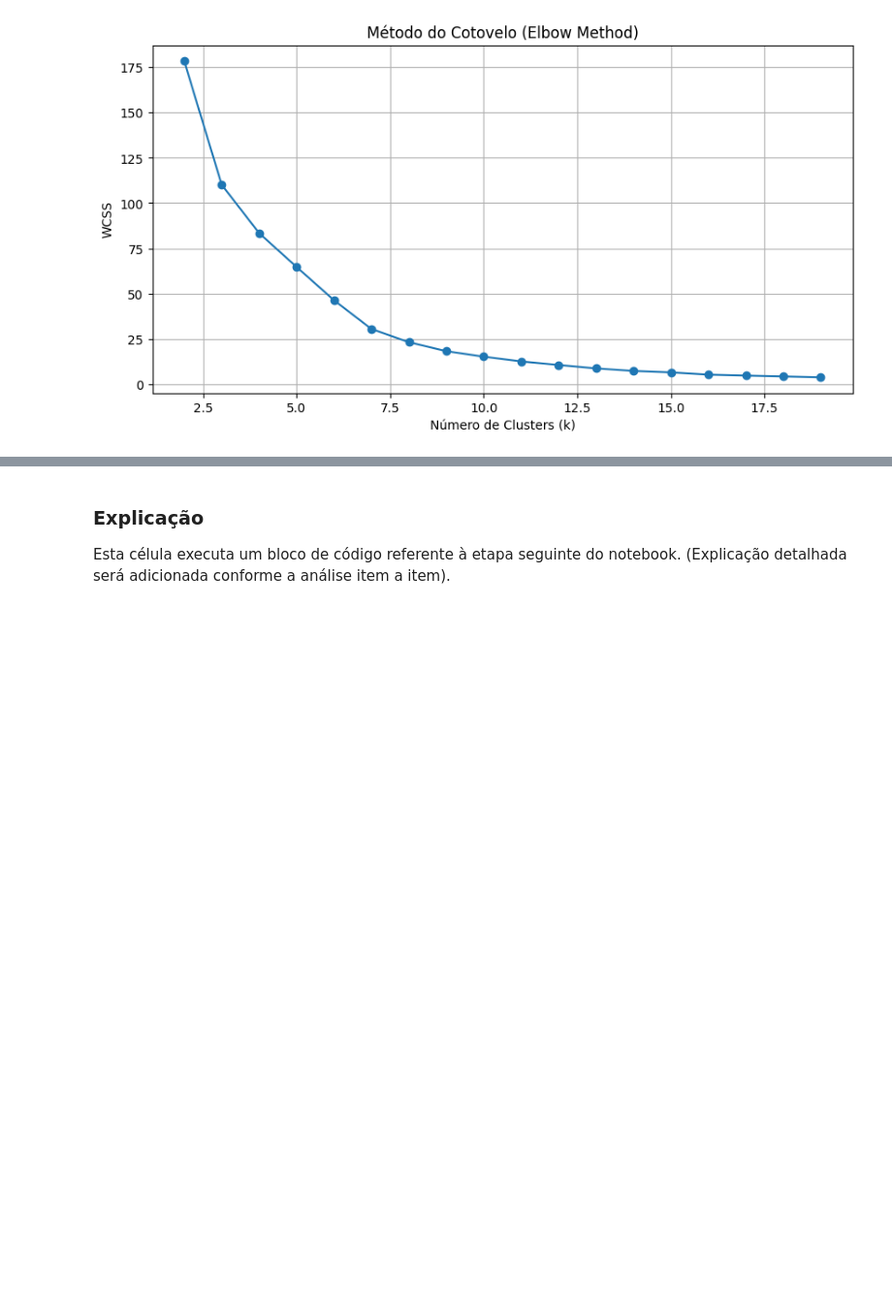
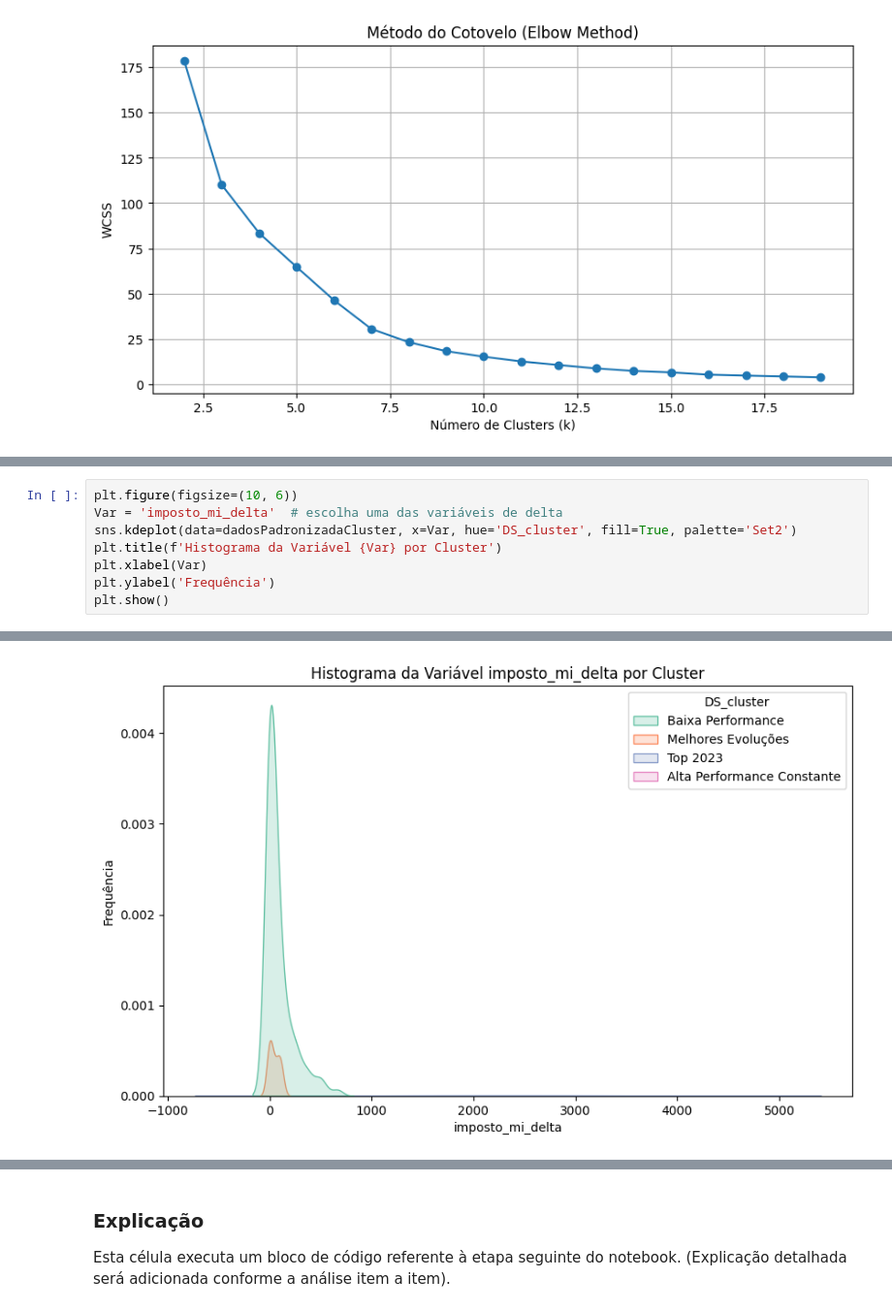
Before and after one commit to PadawanXXVI/kmeans-3d-cluster, a Jupyter notebook: distribuicao-renda.ipynb, the cells around one changed output, grey strips where cells are left out. Shown at 97% size. Cells and saved outputs as stored; diff of their text form; blank space fills up the shorter version.

```diff
--- a/distribuicao-renda.ipynb
+++ b/distribuicao-renda.ipynb
@@ -1521,0 +1720,9 @@ Esta célula executa um bloco de código referente à etapa seguinte do notebook
+# %%
+plt.figure(figsize=(10, 6))
+Var = 'imposto_mi_delta'  # escolha uma das variáveis de delta
+sns.kdeplot(data=dadosPadronizadaCluster, x=Var, hue='DS_cluster', fill=True, palette='Set2')
+plt.title(f'Histograma da Variável {Var} por Cluster')
+plt.xlabel(Var)
+plt.ylabel('Frequência')
+plt.show()
+# %% [output]
@@ -1521,0 +1730 @@ Esta célula executa um bloco de código referente à etapa seguinte do notebook
+[figure, added]
```
Also changed, not shown: parts of 68 cells of this notebook, 1 other file.
